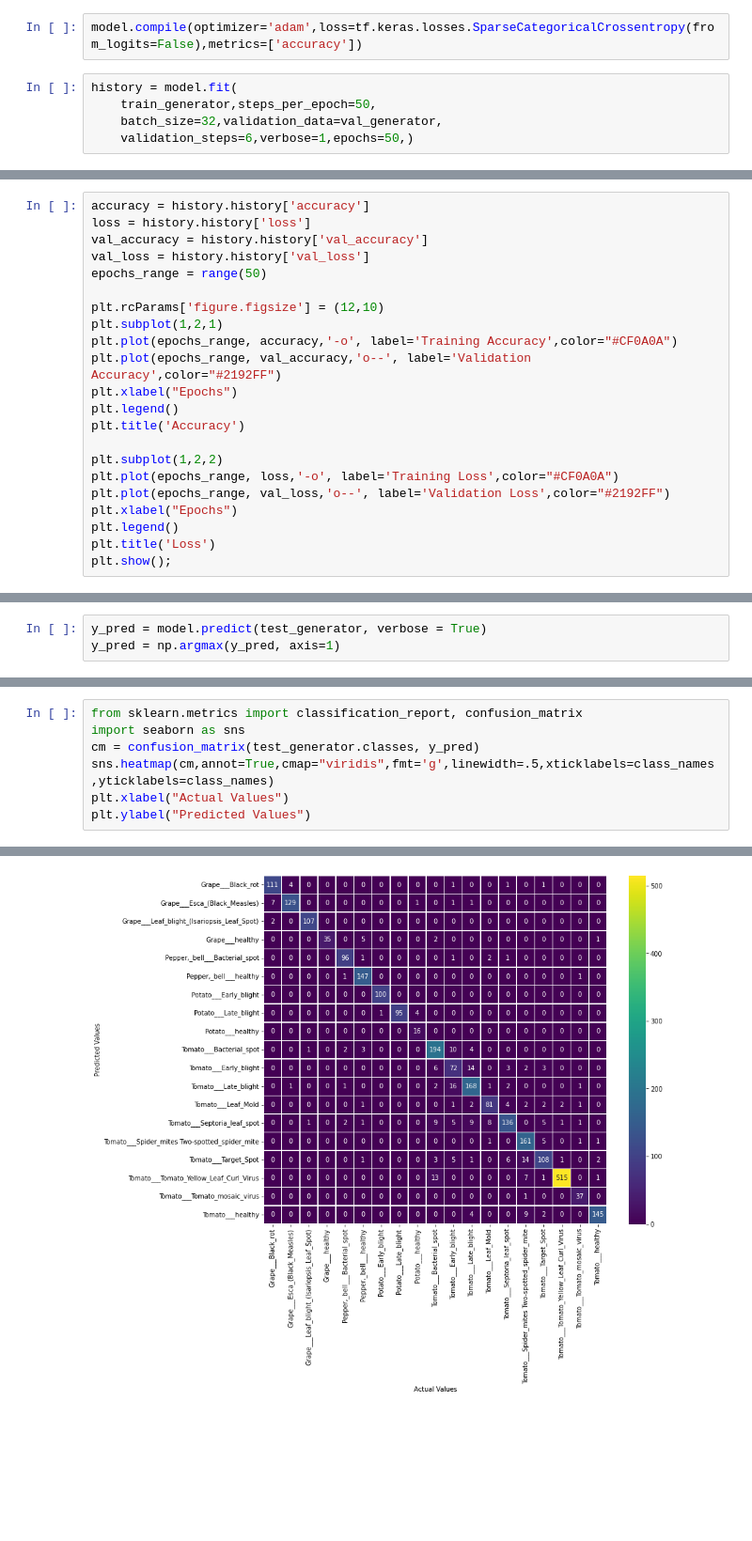
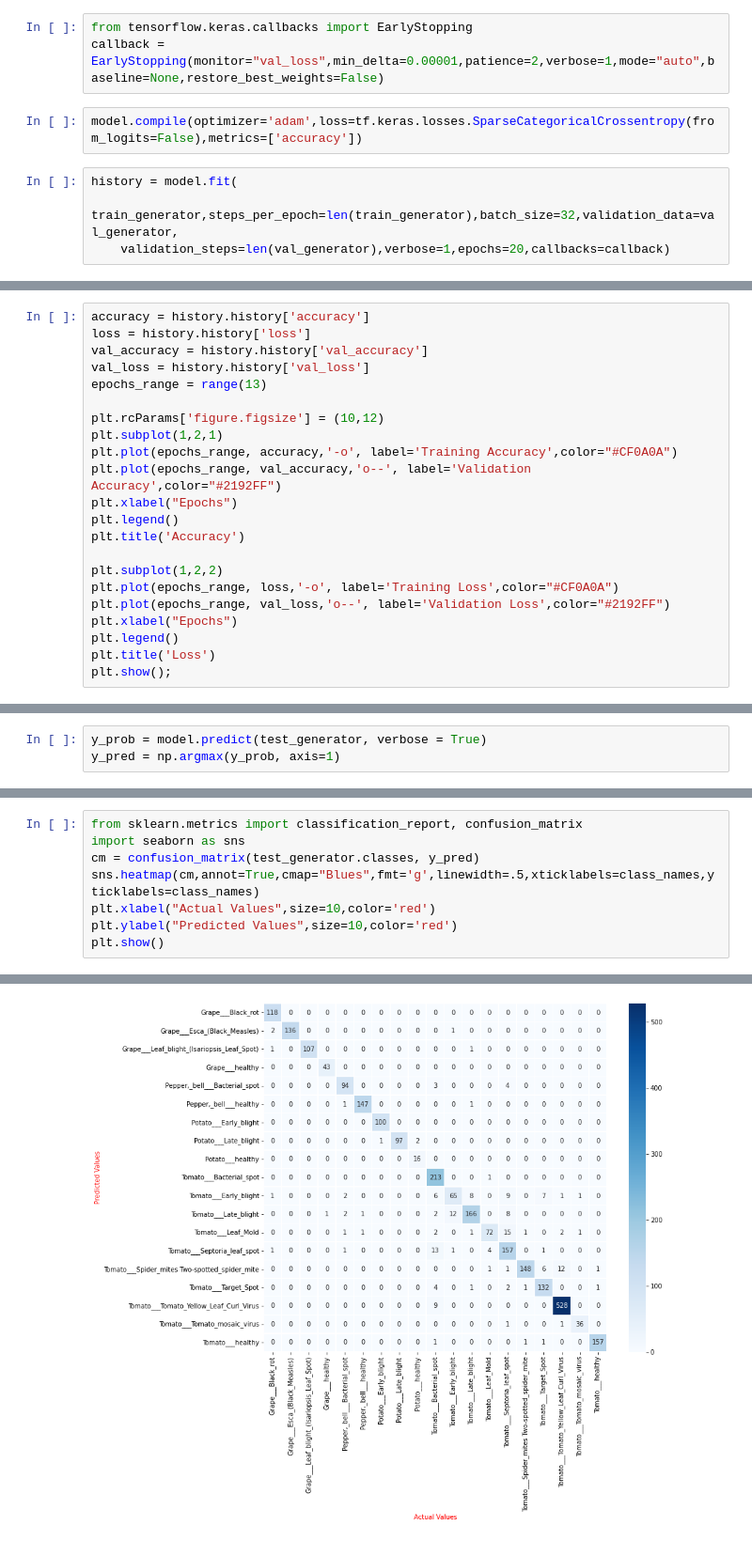
Before and after one commit to Vishwajeet111/Classification-of-Leaves-disease, a Jupyter notebook: Trial_v_1.ipynb, the cells around one changed output, grey strips where cells are left out. Shown at 94% size. Drawn from its saved outputs; the diff is of its cells as text; blank space fills up the shorter version.

```diff
--- a/Trial_v_1.ipynb
+++ b/Trial_v_1.ipynb
@@ -162,11 +197,13 @@ Total params: 453,715
 Trainable params: 453,715
 Non-trainable params: 0
 _________________________________________________________________
+# %%
+from tensorflow.keras.callbacks import EarlyStopping
+callback = EarlyStopping(monitor="val_loss",min_delta=0.00001,patience=2,verbose=1,mode="auto",baseline=None,restore_best_weights=False)
 # %%
 model.compile(optimizer='adam',loss=tf.keras.losses.SparseCategoricalCrossentropy(from_logits=False),metrics=['accuracy'])
 # %%
 history = model.fit(
-    train_generator,steps_per_epoch=50,
-    batch_size=32,validation_data=val_generator,
-    validation_steps=6,verbose=1,epochs=50,)
+    train_generator,steps_per_epoch=len(train_generator),batch_size=32,validation_data=val_generator,
+    validation_steps=len(val_generator),verbose=1,epochs=20,callbacks=callback)
 # %% [output]
@@ -200,9 +237,9 @@ accuracy = history.history['accuracy']
 loss = history.history['loss']
 val_accuracy = history.history['val_accuracy']
 val_loss = history.history['val_loss']
-epochs_range = range(50)
+epochs_range = range(13)
 
-plt.rcParams['figure.figsize'] = (12,10)
+plt.rcParams['figure.figsize'] = (10,12)
 plt.subplot(1,2,1)
 plt.plot(epochs_range, accuracy,'-o', label='Training Accuracy',color="#CF0A0A")
 plt.plot(epochs_range, val_accuracy,'o--', label='Validation Accuracy',color="#2192FF")
@@ -227,4 +261,4 @@ print(class_names)
 # %%
-y_pred = model.predict(test_generator, verbose = True)
-y_pred = np.argmax(y_pred, axis=1)
+y_prob = model.predict(test_generator, verbose = True)
+y_pred = np.argmax(y_prob, axis=1)
 # %% [output]
@@ -233,7 +267,8 @@ y_pred = np.argmax(y_pred, axis=1)
 from sklearn.metrics import classification_report, confusion_matrix
 import seaborn as sns
 cm = confusion_matrix(test_generator.classes, y_pred)
-sns.heatmap(cm,annot=True,cmap="viridis",fmt='g',linewidth=.5,xticklabels=class_names,yticklabels=class_names)
-plt.xlabel("Actual Values")
-plt.ylabel("Predicted Values")
+sns.heatmap(cm,annot=True,cmap="Blues",fmt='g',linewidth=.5,xticklabels=class_names,yticklabels=class_names)
+plt.xlabel("Actual Values",size=10,color='red')
+plt.ylabel("Predicted Values",size=10,color='red')
+plt.show()
 # %% [output]
@@ -241 +275 @@ Text(86.09374999999999, 0.5, 'Predicted Values')
-[figure, old version]
+[figure, new version]
```
Also changed, not shown: parts of 37 cells of this notebook.
